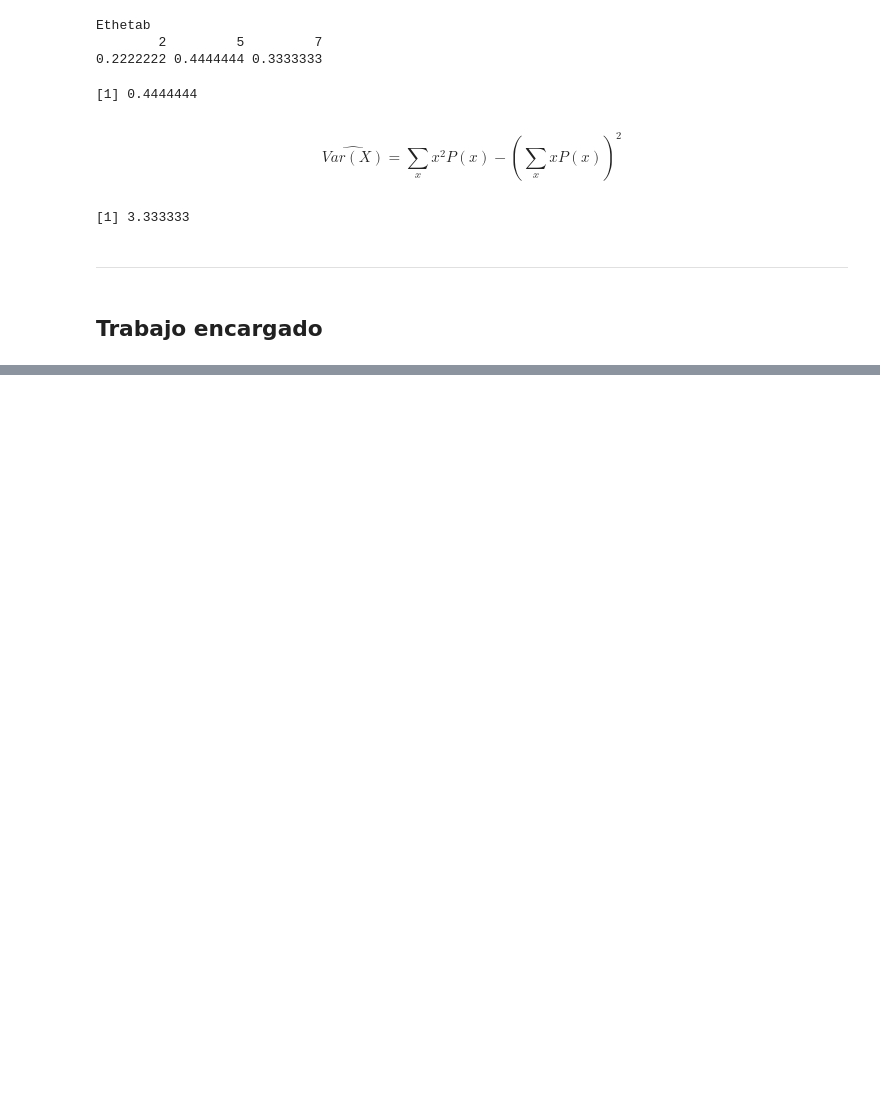
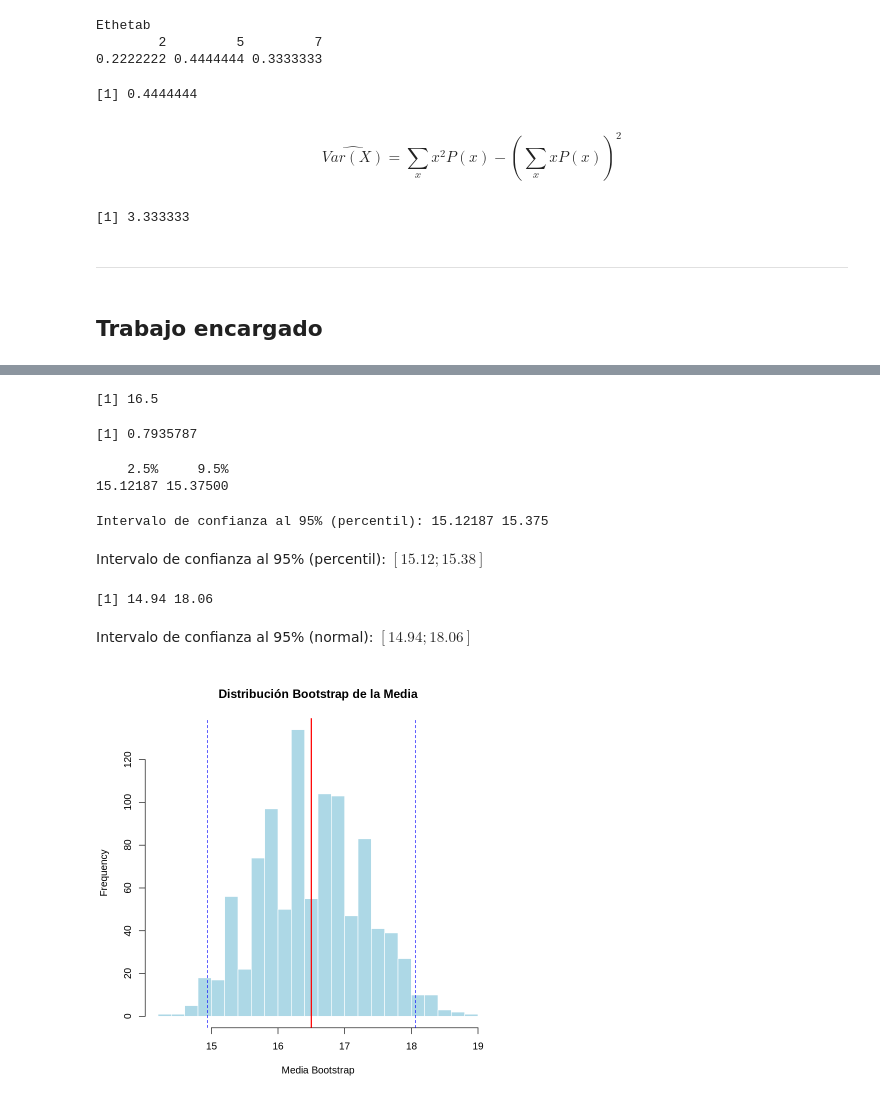
Before and after one commit to ALdoMartineCh16/Analisis-Exploratorio-de-Datos-Espaciales, a Jupyter notebook: SESION_15_AEDE_METODO_DE_REMUESTREO.ipynb, the cells around one changed output, grey strips where cells are left out. Drawn from its saved outputs; the diff is of its cells as text; code cells hidden in the pictures; blank space fills up the shorter version.

```diff
--- a/SESION_15_AEDE_METODO_DE_REMUESTREO.ipynb
+++ b/SESION_15_AEDE_METODO_DE_REMUESTREO.ipynb
@@ -352,0 +368,49 @@ Vx
+# %%
+Mx = mean(x1)
+Mx
+# %% [output]
+[1] 16.5
+# %%
+B=1000
+n=length(x1)
+M=numeric(B)
+set.seed(123)
+for(i in 1:B){
+  MB=sample(x1,size = n,replace=TRUE)
+  M[i] = mean(MB)
+}
+# %%
+Mb = mean(M)
+Sb = sd(M)
+Sb
+# %% [output]
+[1] 0.7935787
+# %%
+ic=quantile(M,c(0.025, 0.095))
+ic
+# %% [output]
+    2.5%     9.5%
+15.12187 15.37500
+# %%
+cat("Intervalo de confianza al 95% (percentil):",ic, "\n")
+# %% [output]
+Intervalo de confianza al 95% (percentil): 15.12187 15.375
+# %% [markdown]
+Intervalo de confianza al 95% (percentil): $[15.12; 15.38]$
+# %%
+z=qnorm(0.975)
+li=round(Mx-z*Sb,2)
+ls=round(Mx+z*Sb,2)
+ic=c(li,ls)
+ic
+# %% [output]
+[1] 14.94 18.06
+# %% [markdown]
+Intervalo de confianza al 95% (normal): $[14.94; 18.06]$
+# %%
+hist(M, breaks = 30, main = "Distribución Bootstrap de la Media",
+     xlab = "Media Bootstrap", col = "lightblue", border = "white")
+abline(v = Mx, col = "red", lwd = 2)
+abline(v = ic, col = "blue", lty = 2)
+# %% [output]
+[figure, added]
```
Also changed, not shown: parts of 8 cells of this notebook.
